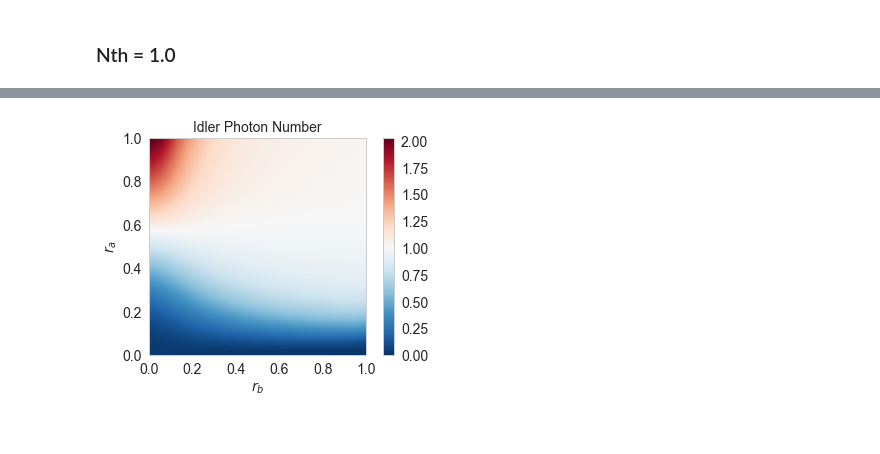
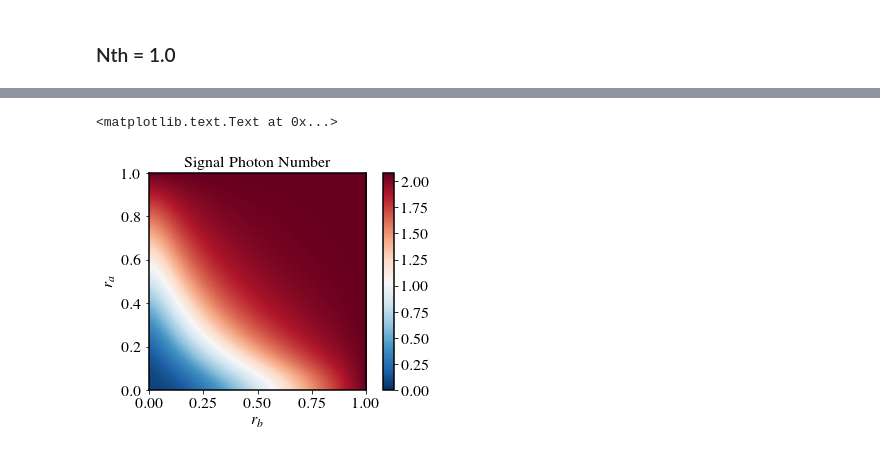
Before and after one commit to lffan/quantum_illumination, a Jupyter notebook: ipynbs/Experiment_2_Optimal_PCS.ipynb, the cells around one changed output, grey strips where cells are left out. Drawn from its saved outputs; the diff is of its cells as text; code cells hidden in the pictures.

```diff
--- a/ipynbs/Experiment_2_Optimal_PCS.ipynb
+++ b/ipynbs/Experiment_2_Optimal_PCS.ipynb
@@ -14,19 +14,19 @@ import numpy as np
 import pandas as pd
 
 import matplotlib.pyplot as plt
-import seaborn as sns
+# import seaborn as sns
 
 # configuration
 # from IPython.display import set_matplotlib_formats
 # set_matplotlib_formats('pdf', 'png')
 # np.set_printoptions(threshold='nan', precision=6, suppress=True)
 
-# plt.style.use(['seaborn-whitegrid', '14pt'])
-plt.style.use(['14pt'])
+plt.style.use(['seaborn-whitegrid', '14pt'])
+# plt.style.use(['14pt'])
 %matplotlib inline
 # %%
-df1 = pd.read_csv('../output/data/expr_2_pcs_nth_0.1_div_101_03-20.csv', comment='#')
-df2 = pd.read_csv('../output/data/expr_2_pcs_nth_1_div_26_09-22.csv', comment='#')
+df1 = pd.read_csv('../output/data/expr_2/expr_2_pcs_nth_0.1_div_101_03-20.csv', comment='#')
+df2 = pd.read_csv('../output/data/expr_2/expr_2_pcs_nth_1_div_51_04-18.csv', comment='#')
 # %%
 df1.head()
 # %% [output]
@@ -152,5 +162,5 @@ plt.axes().set_aspect('equal')
 # %%
-size = 26
+size = 51
 hb2 = df2['Helstrom_Bound'].values.reshape(size, size)
 cb2 = df2['Chernoff_Bound'].values.reshape(size, size)
 n2 = df2['Aver_N'].values.reshape(size, size)
@@ -193,11 +241,12 @@ plt.savefig('../output/g_pcs_vn_1.pdf', bbox_inches='tight')
 # %%
-plt.imshow(na2, vmin=0, cmap='RdBu_r', interpolation='Bilinear',
+plt.imshow(n2, vmin=0, cmap='RdBu_r', interpolation='Bilinear',
            origin='lower', extent=[0, 1, 0, 1])
 plt.colorbar()
 plt.xlabel('$r_b$')
 plt.ylabel('$r_a$')
 plt.grid(False)
-plt.title('Idler Photon Number')
-plt.savefig('../output/g_pcs_na_1.pdf', bbox_inches='tight')
+plt.title('Signal Photon Number')
+# plt.savefig('../output/figures/g_pcs_n_1.pdf', bbox_inches='tight')
 # %% [output]
+<matplotlib.text.Text at 0x...>
-[figure, old version]
+[figure, new version]
```
Also changed, not shown: parts of 24 cells of this notebook, 19 other files.
